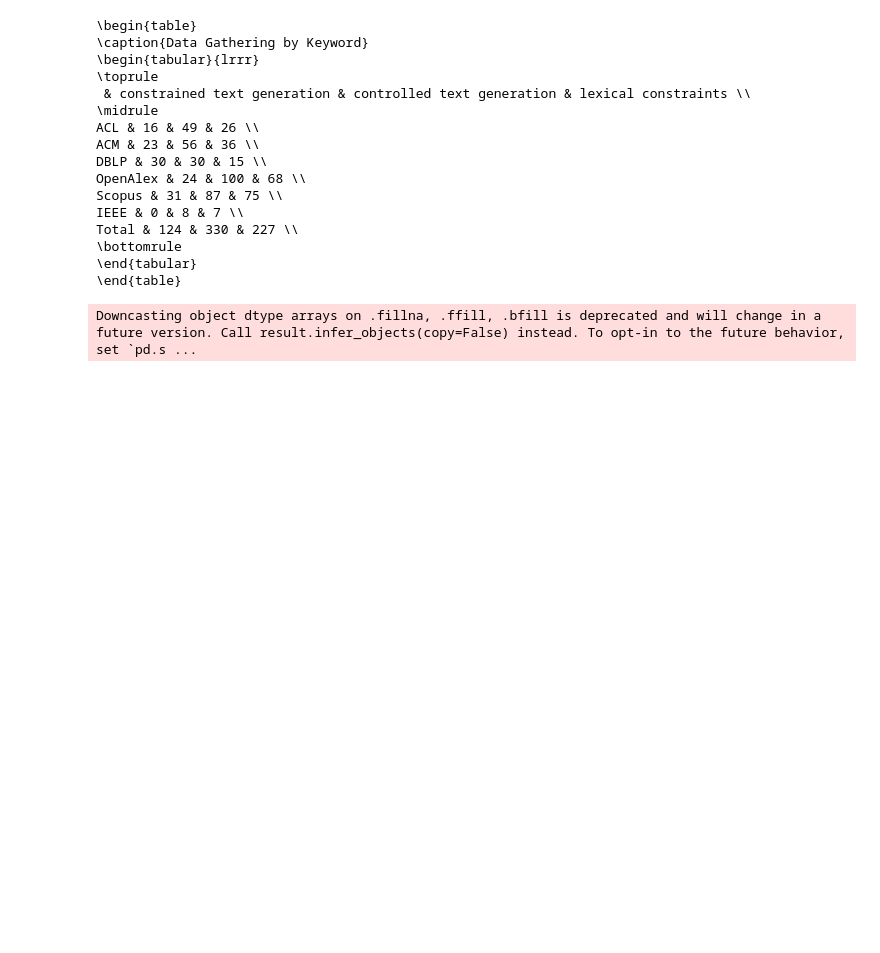
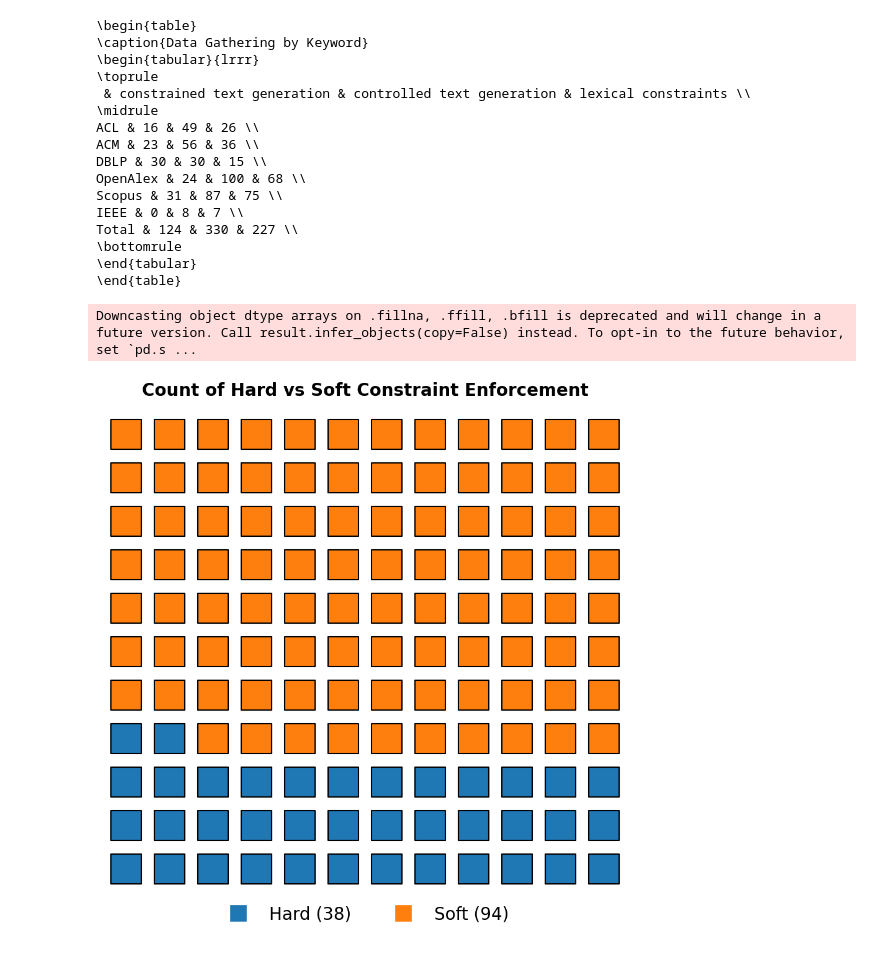
Before and after one commit to JosephMuddle/lit-review-papers, a Jupyter notebook: data_analysis.ipynb, the cells around one changed output. Cells and saved outputs as stored; diff of their text form; code cells hidden in the pictures; blank space fills up the shorter version.

```diff
--- a/data_analysis.ipynb
+++ b/data_analysis.ipynb
@@ -717,3 +735,102 @@ Total & 124 & 330 & 227 \\
 \end{tabular}
 \end{table}
 Downcasting object dtype arrays on .fillna, .ffill, .bfill is deprecated and will change in a future version. Call result.infer_objects(copy=False) instead. To opt-in to the future behavior, set `pd.s ...
+# %%
+# --- Imports and Data Preparation ---
+
+import matplotlib.pyplot as plt
+import pandas as pd
+import numpy as np
+import seaborn as sns
+from matplotlib.lines import Line2D
+
+# This cell assumes 'df_included' is loaded and available from running cell 0.
+
+# --- Data for Plot 1: Waffle Chart ---
+
+# Count 'hard' and 'soft' papers, handling potential variations in casing.
+hard_soft_counts = df_included['Hard/soft'].str.lower().value_counts()
+hard_count = hard_soft_counts.get('hard', 0)
+soft_count = hard_soft_counts.get('soft', 0)
+total_papers = hard_count + soft_count
+
+# --- Data for Plot 2: Heatmap ---
+
+# Prepare data to show hard/soft distribution per constraint type.
+hs_constraint_df = df_included[['Constraint Types', 'Hard/soft']].copy()
+# Drop rows where 'Constraint Types' or 'hard/soft' is missing.
+hs_constraint_df.dropna(inplace=True)
+# Handle multi-label 'Constraint Types' entries by replacing commas and splitting on whitespace.
+hs_constraint_df['Constraint Types'] = hs_constraint_df['Constraint Types'].str.replace(',', ' ').str.split()
+exploded_hs_df = hs_constraint_df.explode('Constraint Types')
+# Filter out any empty strings that may result from splitting/exploding.
+exploded_hs_df = exploded_hs_df[exploded_hs_df['Constraint Types'] != '']
+# Create a cross-tabulation of constraint types vs. hard/soft.
+crosstab_ct = pd.crosstab(exploded_hs_df['Constraint Types'], exploded_hs_df['Hard/soft'])
+# Normalize the data to get percentages for each constraint type.
+crosstab_ct_percent = crosstab_ct.div(crosstab_ct.sum(axis=1), axis=0) * 100
+
+# --- Visualization 1: Waffle Chart ---
+
+# Create a figure for the waffle chart.
+fig1, ax1 = plt.subplots(figsize=(12, 10))
+
+total_squares = hard_count + soft_count
+# Arrange squares in a roughly square grid.
+cols = int(np.ceil(np.sqrt(total_squares)))
+rows = int(np.ceil(total_squares / cols))
+
+# Create grid coordinates.
+x_coords = np.arange(cols)
+y_coords = np.arange(rows)
+xx, yy = np.meshgrid(x_coords, y_coords)
+points = np.vstack([xx.ravel(), yy.ravel()]).T
+
+# Assign colors for each point in the grid.
+colors = ['#1f77b4'] * hard_count + ['#ff7f0e'] * soft_count + ['lightgray'] * (rows * cols - total_squares)
+
+# Plot squares using a scatter plot.
+ax1.scatter(points[:, 0], points[:, 1], c=colors[:len(points)], marker='s', s=1200, edgecolor='black', linewidth=1.5)
+ax1.set_title('Count of Hard vs Soft Constraint Enforcement', fontsize=20, weight='bold', pad=20)
+ax1.set_aspect('equal', 'box')
+ax1.axis('off')
+
+# Create a custom legend for the waffle chart.
+legend_elements = [Line2D([0], [0], marker='s', color='w', label=f'Hard ({hard_count})',
+                          markerfacecolor='#1f77b4', markersize=20),
+                   Line2D([0], [0], marker='s', color='w', label=f'Soft ({soft_count})',
+                          markerfacecolor='#ff7f0e', markersize=20)]
+ax1.legend(handles=legend_elements, loc='lower center', bbox_to_anchor=(0.5, -0.1), ncol=2, fontsize=20, frameon=False)
+
+plt.show()
+
+# --- Visualization 2: Heatmap ---
+
+# Create a new figure for the heatmap.
+fig2, ax2 = plt.subplots(figsize=(12, 10))
+
+# Format the data with a percentage sign for annotations
+annot_labels = crosstab_ct_percent.applymap(lambda x: f'{x:.1f}%')
+
+sns.heatmap(
+    crosstab_ct_percent,
+    annot=annot_labels,
+    fmt='',
+    cmap='cividis',
+    ax=ax2,
+    edgecolor="white",
+    cbar=False,
+    annot_kws={"size": 14, "weight": "bold"}
+)
+
+ax2.set_title('Popularity of "Hard" vs "Soft" by Constraint Type', fontsize=20, weight='bold', pad=20)
+ax2.set_xlabel('Hard/Soft', fontsize=18, weight='bold')
+ax2.set_ylabel('Constraint Type', fontsize=18, weight='bold')
+ax2.tick_params(axis='y', rotation=0, labelsize=14)
+ax2.tick_params(axis='x', labelsize=14)
+ax2.set_aspect('equal')
+
+plt.tight_layout()
+plt.show()
+# %% [output]
+[figure, added]
```
Also changed, not shown: parts of 4 cells of this notebook, 4 other files.
